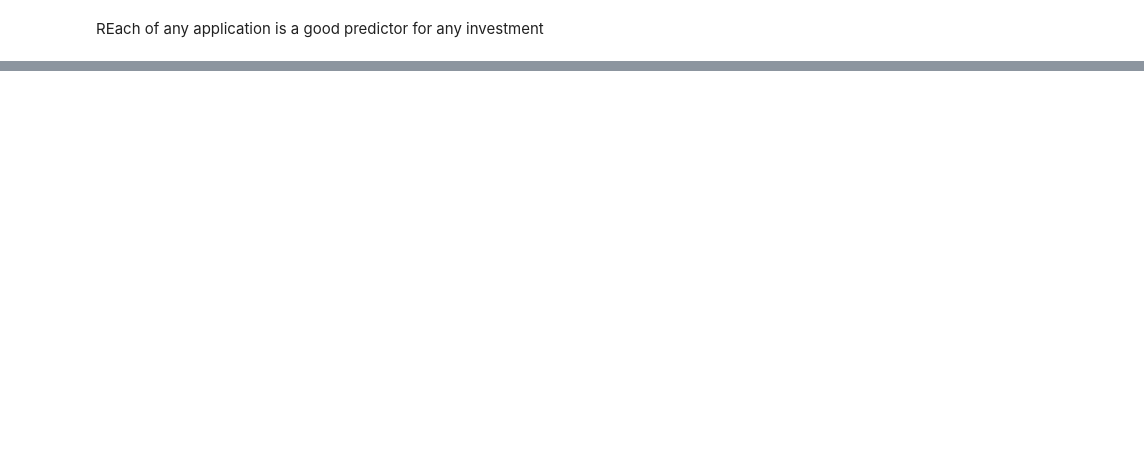
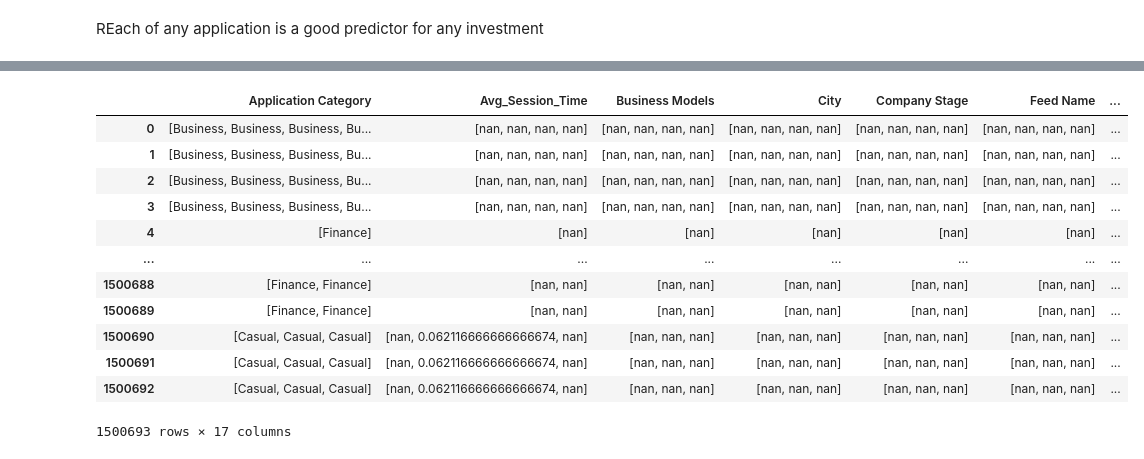
Before and after one commit to mishraraaj/Startup_funding_prediction, a Jupyter notebook: Raj_Mishra_Startup_Funding_Prediction_Capstone_Project.ipynb, the cells around one changed output, grey strips where cells are left out. Cells and saved outputs as stored; diff of their text form; code cells hidden in the pictures; blank space fills up the shorter version.

```diff
--- a/Raj_Mishra_Startup_Funding_Prediction_Capstone_Project.ipynb
+++ b/Raj_Mishra_Startup_Funding_Prediction_Capstone_Project.ipynb
@@ -282,7 +282,7 @@ numerical_features=grouped_df.describe().columns
 
 for col in numerical_features:
   plt.figure()
-  sns.kdeplot(df[col],hist=True)
+  sns.kdeplot(df[col])
 # %% [output]
 [figure]
 [figure]
@@ -386,0 +380,2 @@ for id in lis_uuid:
+# %%
+df=df.drop(columns=['Region'])
@@ -386,0 +412,2 @@ for id in lis_uuid:
+# %%
+grouped_df=df.groupby("UUID").agg(list)
@@ -386,0 +433,18 @@ for id in lis_uuid:
+# %%
+ lst_col='month'
+ pd.DataFrame({ col:np.repeat(grouped_df[col].values, grouped_df[lst_col].str.len())
+                 for col in grouped_df.columns.drop(lst_col) } )
+# %% [output]
+|  | Application Category | Avg_Session_Time | Business Models | City | Company Stage | Feed Name | ... |
+| 0 | [Business, Business, Business, Bu... | [nan, nan, nan, nan] | [nan, nan, nan, nan] | [nan, nan, nan, nan] | [nan, nan, nan, nan] | [nan, nan, nan, nan] | ... |
+| 1 | [Business, Business, Business, Bu... | [nan, nan, nan, nan] | [nan, nan, nan, nan] | [nan, nan, nan, nan] | [nan, nan, nan, nan] | [nan, nan, nan, nan] | ... |
+| 2 | [Business, Business, Business, Bu... | [nan, nan, nan, nan] | [nan, nan, nan, nan] | [nan, nan, nan, nan] | [nan, nan, nan, nan] | [nan, nan, nan, nan] | ... |
+| 3 | [Business, Business, Business, Bu... | [nan, nan, nan, nan] | [nan, nan, nan, nan] | [nan, nan, nan, nan] | [nan, nan, nan, nan] | [nan, nan, nan, nan] | ... |
+| 4 | [Finance] | [nan] | [nan] | [nan] | [nan] | [nan] | ... |
+| ... | ... | ... | ... | ... | ... | ... | ... |
+| 1500688 | [Finance, Finance] | [nan, nan] | [nan, nan] | [nan, nan] | [nan, nan] | [nan, nan] | ... |
+| 1500689 | [Finance, Finance] | [nan, nan] | [nan, nan] | [nan, nan] | [nan, nan] | [nan, nan] | ... |
+| 1500690 | [Casual, Casual, Casual] | [nan, 0.062116666666666674, nan] | [nan, nan, nan] | [nan, nan, nan] | [nan, nan, nan] | [nan, nan, nan] | ... |
+| 1500691 | [Casual, Casual, Casual] | [nan, 0.062116666666666674, nan] | [nan, nan, nan] | [nan, nan, nan] | [nan, nan, nan] | [nan, nan, nan] | ... |
+| 1500692 | [Casual, Casual, Casual] | [nan, 0.062116666666666674, nan] | [nan, nan, nan] | [nan, nan, nan] | [nan, nan, nan] | [nan, nan, nan] | ... |
+1500693 rows × 17 columns
```
Also changed, not shown: parts of 24 cells of this notebook.
